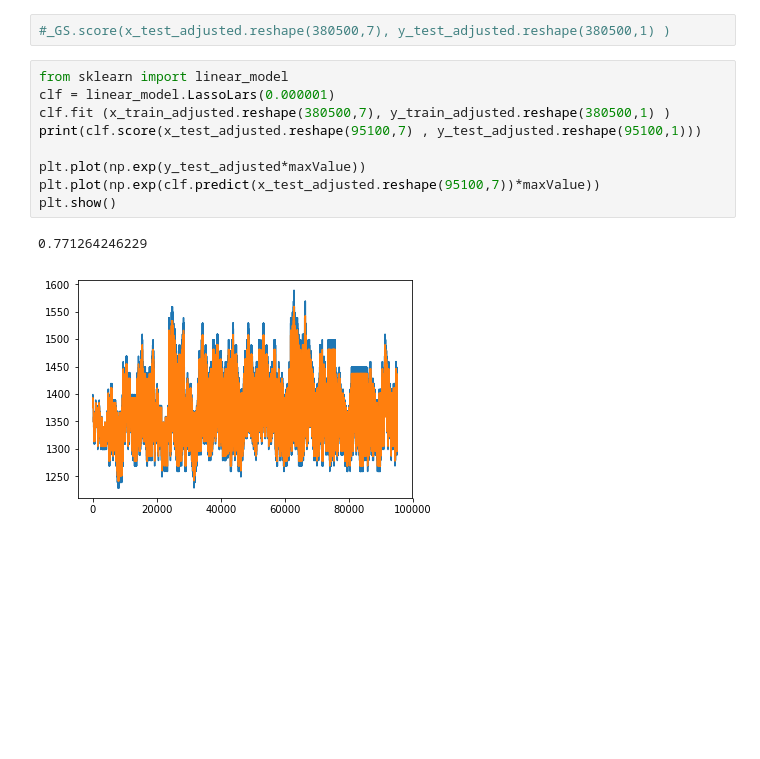
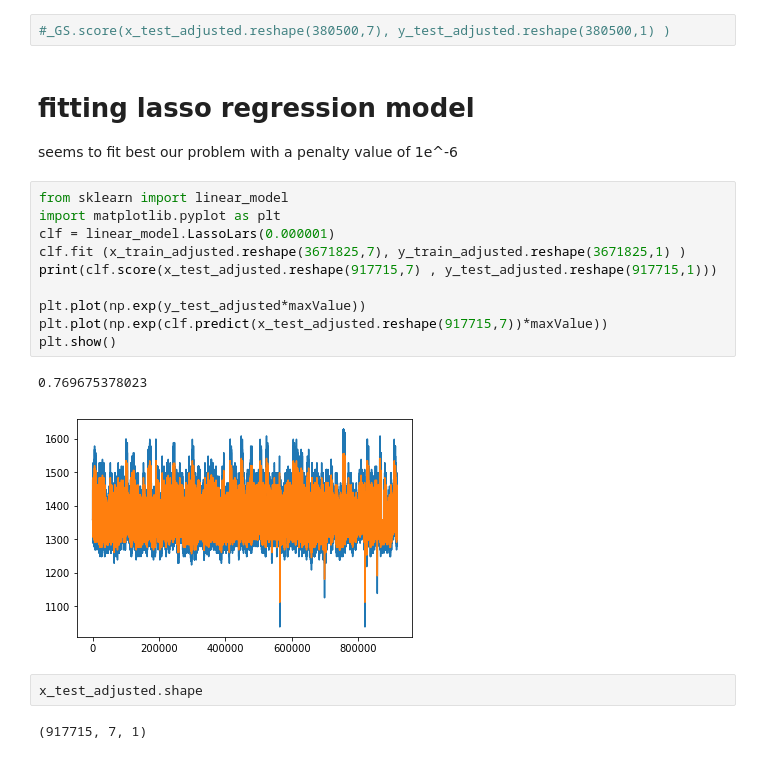
Before and after one commit to RobinBaumann/InformatiCup2018, a Jupyter notebook: DataExploration/serious test.ipynb, the cells around one changed output. Drawn from its saved outputs; the diff is of its cells as text; blank space fills up the shorter version.

```diff
--- a/DataExploration/serious test.ipynb
+++ b/DataExploration/serious test.ipynb
@@ -184,15 +197,24 @@ x_test_adjusted = x_test_adjusted.reshape(x_test_adjusted.shape + (1, ))
 #_GS.fit(x_train_adjusted.reshape(380500,7), y_train_adjusted.reshape(380500,1) )
 # %%
 #_GS.score(x_test_adjusted.reshape(380500,7), y_test_adjusted.reshape(380500,1) )
+# %% [markdown]
+# fitting lasso regression model
+
+seems to fit best our problem with a penalty value of 1e^-6
 # %%
 from sklearn import linear_model
+import matplotlib.pyplot as plt
 clf = linear_model.LassoLars(0.000001)
-clf.fit (x_train_adjusted.reshape(380500,7), y_train_adjusted.reshape(380500,1) )
-print(clf.score(x_test_adjusted.reshape(95100,7) , y_test_adjusted.reshape(95100,1)))
+clf.fit (x_train_adjusted.reshape(3671825,7), y_train_adjusted.reshape(3671825,1) )
+print(clf.score(x_test_adjusted.reshape(917715,7) , y_test_adjusted.reshape(917715,1)))
 
 plt.plot(np.exp(y_test_adjusted*maxValue))
-plt.plot(np.exp(clf.predict(x_test_adjusted.reshape(95100,7))*maxValue))
+plt.plot(np.exp(clf.predict(x_test_adjusted.reshape(917715,7))*maxValue))
 plt.show()
 # %% [output]
-0.771264246229
+0.769675378023
-[figure, old version]
+[figure, new version]
+# %%
+x_test_adjusted.shape
+# %% [output]
+(917715, 7, 1)
```
Also changed, not shown: parts of 10 cells of this notebook, 1 other file.
